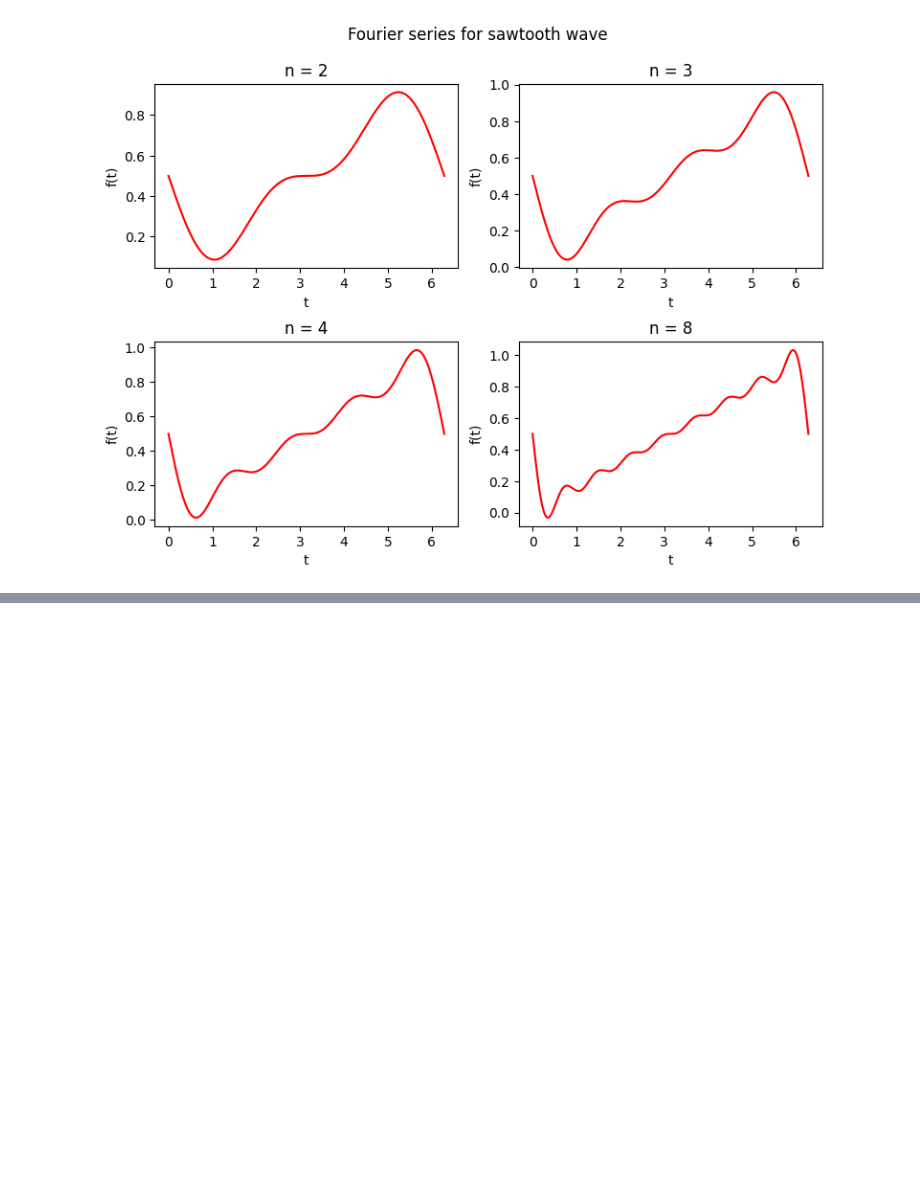
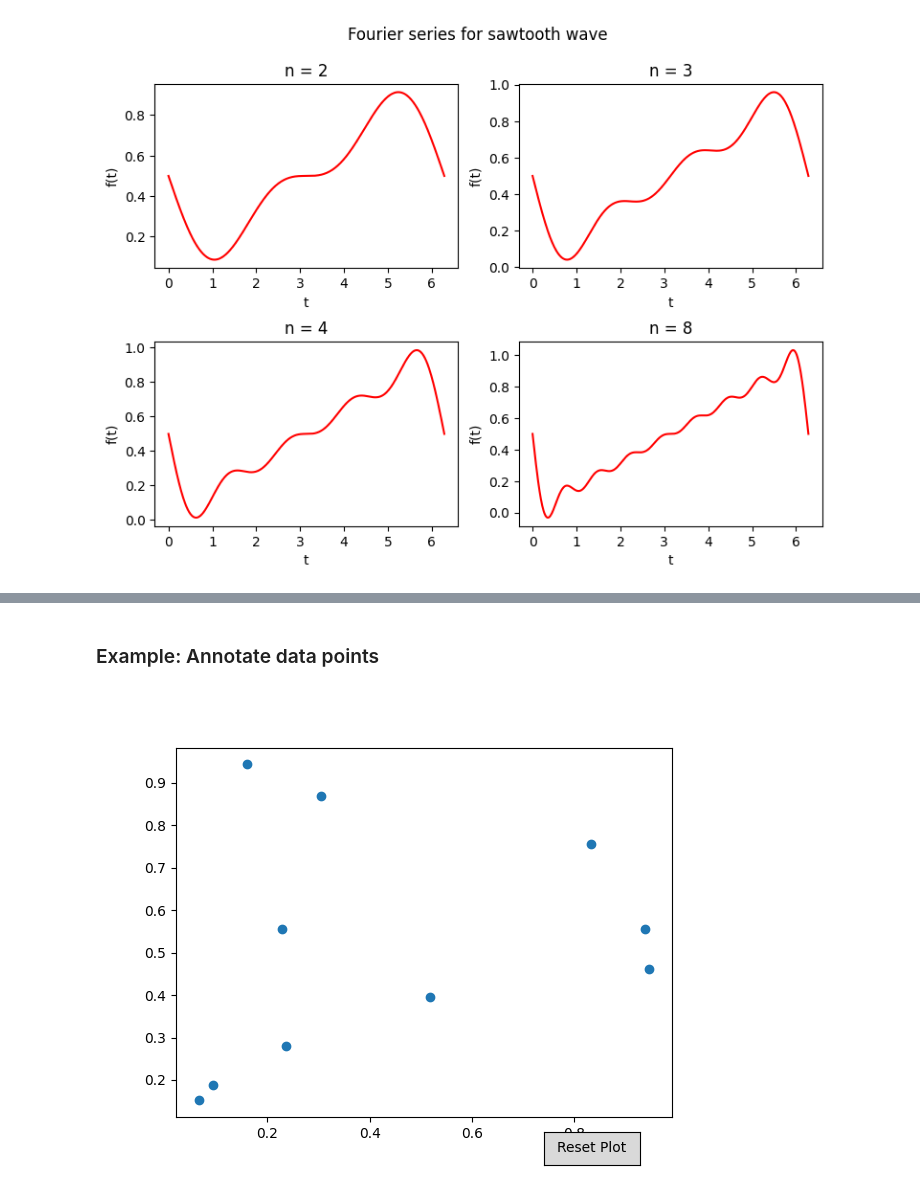
Before and after one commit to adeelahmadk/data-science-notes, a Jupyter notebook: 01d-matplotlib-vis.ipynb, the cells around one changed output, grey strips where cells are left out. Cells and saved outputs as stored; diff of their text form; code cells hidden in the pictures; blank space fills up the shorter version.

```diff
--- a/01d-matplotlib-vis.ipynb
+++ b/01d-matplotlib-vis.ipynb
@@ -368,0 +466,35 @@ plt.show()
+# %% [markdown]
+### Example: Annotate data points
+# %%
+from matplotlib.widgets import Button
+
+plt.close()
+
+x_pt = np.random.rand(10)
+y_pt = np.random.rand(10)
+fig_pt, ax_pt = plt.subplots()
+points, = plt.plot(x_pt, y_pt, 'o', picker=5)
+
+annotations = []
+
+def on_pick(event):
+    ind = event.ind[0]
+    annot = ax_pt.annotate(f"{x_pt[ind]:.2f}, {y_pt[ind]:.2f}", (x_pt[ind], y_pt[ind]), xytext=(15, -15),
+                          textcoords="offset points", arrowprops=dict(arrowstyle='->'))
+    annotations.append(annot)
+    fig_pt.canvas.draw_idle()
+
+def clear_annotations(event):
+    for annot in annotations:
+        annot.remove()
+    annotations.clear()
+    fig_pt.canvas.draw_idle()
+
+ax_button = plt.axes([0.7, 0.01, 0.15, 0.07])
+btn_annot = Button(ax_button, 'Reset Plot')
+btn_annot.on_clicked(clear_annotations)
+
+fig_pt.canvas.mpl_connect('pick_event', on_pick)
+plt.show()
+# %% [output]
+[figure, added]
```
Also changed, not shown: parts of 19 cells of this notebook, 1 other file.
